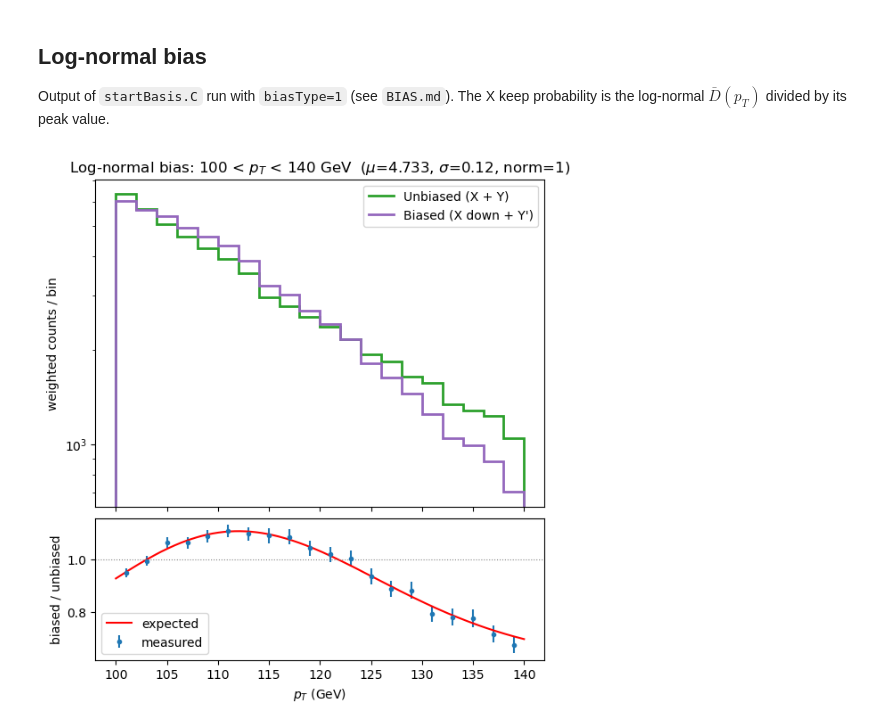
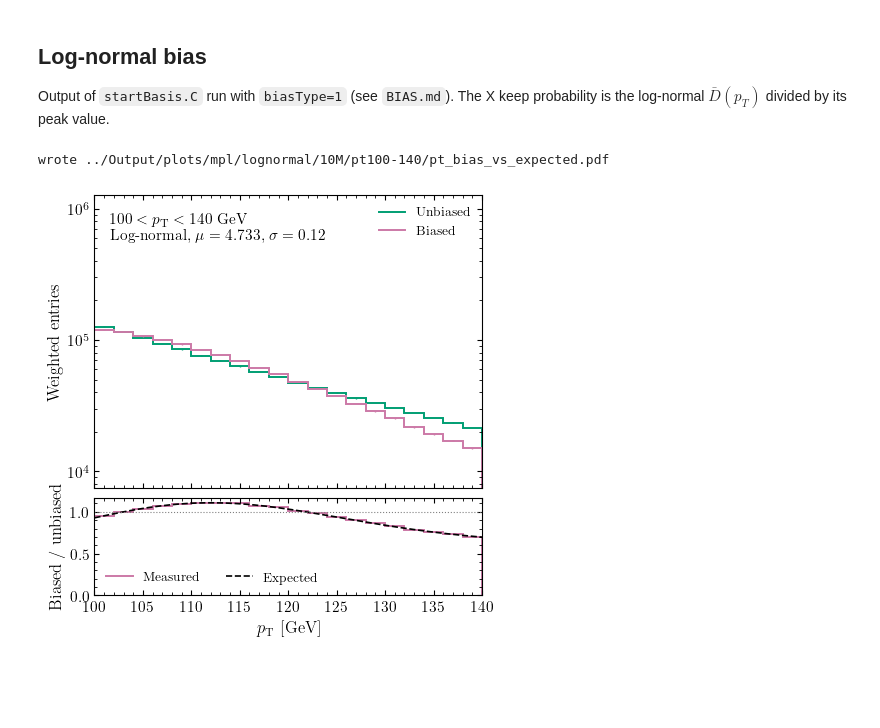
Before and after one commit to avramescudana/SelectionUnbiasing, a Jupyter notebook: AnalysisCode/plot_pt_bias.ipynb, the cells around one changed output. Saved outputs shown, nothing was run; the diff lists cells and outputs as text; code cells hidden in the pictures; blank space fills up the shorter version.

```diff
--- a/AnalysisCode/plot_pt_bias.ipynb
+++ b/AnalysisCode/plot_pt_bias.ipynb
@@ -84,38 +105,14 @@ def w_lognormal(pt, mu, sigma, norm=None):
     w = norm * lognormal_pdf(pt, mu, sigma) / lognormal_pdf(np.exp(mu - sigma**2), mu, sigma)
     return np.minimum(w, 1.0)
-# %%
-with uproot.open(LN_INPUT) as f:
-    ln = {n: f[n].arrays(["pt_raw", "weight"], library="np") for n in ("tX", "tRef", "tBiased")}
-
-lh_ref, le_ref = hist(ln["tRef"], edges)
-lh_bia, le_bia = hist(ln["tBiased"], edges)
-x = np.linspace(PT_MIN, PT_MAX, 300)
-
-fig, (ax, axr) = plt.subplots(2, 1, figsize=(6.5, 7), sharex=True,
-                              gridspec_kw={"height_ratios": [3, 1.3], "hspace": 0.05})
-ax.stairs(lh_ref, edges, color="tab:green", lw=2, label="Unbiased (X + Y)")
-ax.stairs(lh_bia, edges, color="tab:purple", lw=2, label="Biased (X down + Y')")
-ax.set_yscale("log")
-ax.set_ylabel("weighted counts / bin")
-ax.set_title(f"Log-normal bias: {PT_MIN:g} < $p_T$ < {PT_MAX:g} GeV  ($\\mu$={LN_MU:g}, $\\sigma$={LN_SIGMA:g}, norm={LN_NORM:g})")
-ax.legend()
-
-ok = lh_ref > 0
-ratio = np.full_like(lh_ref, np.nan)
-ratio[ok] = lh_bia[ok] / lh_ref[ok]
-rerr = np.full_like(lh_ref, np.nan)
-g = ok & (lh_bia > 0)
-rerr[g] = ratio[g] * np.hypot(le_bia[g] / lh_bia[g], le_ref[g] / lh_ref[g])
-axr.errorbar(ctr, ratio, rerr, fmt="o", ms=3, label="measured")
-
-# expected ratio: (w(pT) + 2 - k) / 2, k = <w> over X jets
-k = w_lognormal(ln["tX"]["pt_raw"], LN_MU, LN_SIGMA).mean()
-axr.plot(x, (w_lognormal(x, LN_MU, LN_SIGMA) + 2 - k) / 2, "r-", label="expected")
-axr.axhline(1, color="gray", ls=":", lw=0.8)
-axr.set_xlabel("$p_T$ (GeV)")
-axr.set_ylabel("biased / unbiased")
-axr.legend()
-plt.savefig(f"{PLOT_DIR}/plot_pt_bias_{PT_MIN:g}_{PT_MAX:g}_lognormal.pdf", bbox_inches="tight")
-plt.show()
-# %% [output]
-[figure, removed]
+# %%
+h_ref, h_bia, pt_x = read(f"{FILES_DIR}/startBasis_{PT_MIN:g}_{PT_MAX:g}_lognormal_{TAG}.root", edges)
+
+# expected ratio: (w(pT) + 2 - k) / 2, k = <w> over X jets
+k = w_lognormal(pt_x, LN_MU, LN_SIGMA).mean()
+expected = (w_lognormal(x, LN_MU, LN_SIGMA) + 2 - k) / 2
+
+plot_bias(h_ref, h_bia, x, expected, rf"Log-normal, $\mu = {LN_MU:g}$, $\sigma = {LN_SIGMA:g}$",
+          pm.out_dir(PLOT_DIR, f"lognormal_{TAG}", PT_MIN, PT_MAX))
+# %% [output]
+wrote ../Output/plots/mpl/lognormal/10M/pt100-140/pt_bias_vs_expected.pdf
+[figure, added]
```
Also changed, not shown: parts of 11 cells of this notebook, 11 other files.
